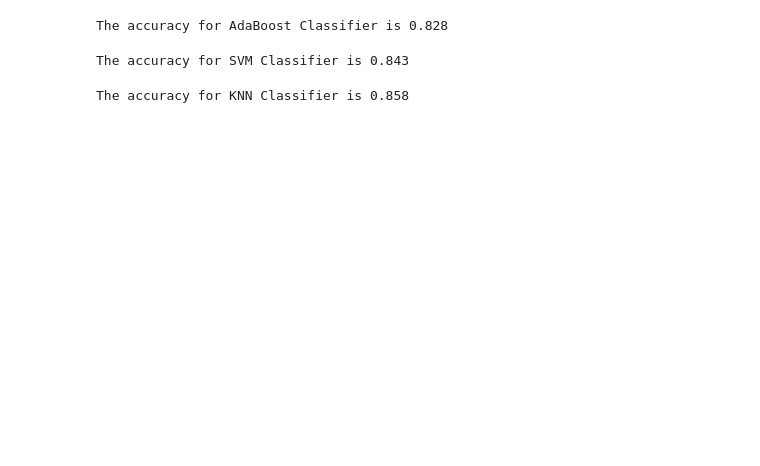
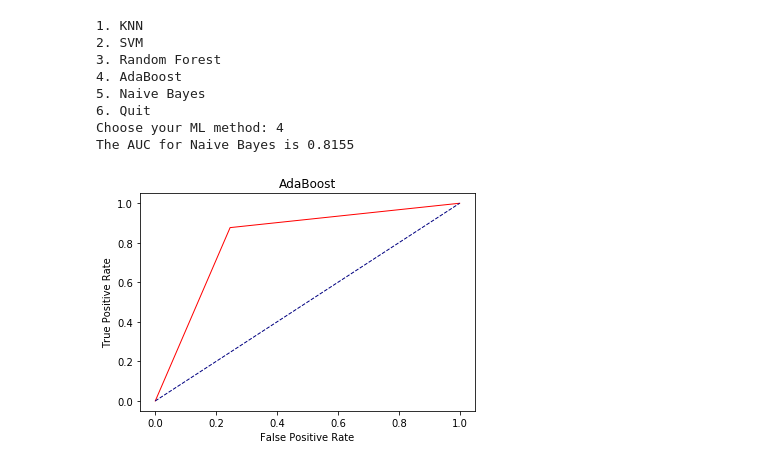
Before and after one commit to dukersss13/COVID-19-ML-Classification-Model, a Jupyter notebook: Duc.ipynb, the cells around one changed output. Saved outputs shown, nothing was run; the diff lists cells and outputs as text; code cells hidden in the pictures; blank space fills up the shorter version.

```diff
--- a/Duc.ipynb
+++ b/Duc.ipynb
@@ -94,17 +90,0 @@ plt.show()
-# %%
-from sklearn.model_selection import train_test_split
-from sklearn.metrics import accuracy_score
-from sklearn import metrics
-
-cv_xtrain, cv_xtest, cv_ytrain, cv_ytest = train_test_split(xtrain, ytrain, test_size = 0.5)
-
-
-clf =  RandomForestClassifier(n_estimators = 100,
-                           n_jobs = -1,
-                           oob_score = True,
-                           bootstrap = True, random_state=42)
-
-clf.fit(cv_xtrain, cv_ytrain)
-ypred = clf.predict(cv_xtest)
-
-print("The accuracy for Random Forest is",round(accuracy_score(ypred, cv_ytest),3))
@@ -124,22 +90,0 @@ The accuracy for Multinomial Naive Bayes is 0.499
-# %%
-from sklearn.ensemble import AdaBoostClassifier
-
-clf3 = AdaBoostClassifier()
-clf3.fit(cv_xtrain, cv_ytrain)
-
-AB_ypred = clf3.predict(cv_xtest)
-
-print("The accuracy for AdaBoost Classifier is", round(accuracy_score(AB_ypred, cv_ytest),3))
-# %% [output]
-The accuracy for AdaBoost Classifier is 0.828
-# %%
-from sklearn.svm import SVC
-
-clf4 = SVC(gamma = 'auto')
-clf4.fit(cv_xtrain, cv_ytrain)
-
-SVM_ypred = clf4.predict(cv_xtest)
-
-print("The accuracy for SVM Classifier is", round(accuracy_score(SVM_ypred, cv_ytest),3))
-# %% [output]
-The accuracy for SVM Classifier is 0.843
@@ -146,9 +95,22 @@ The accuracy for SVM Classifier is 0.843
+# %%
+from sklearn.naive_bayes import GaussianNB
+from sklearn.preprocessing import StandardScaler
+from sklearn.ensemble import AdaBoostClassifier
+from sklearn.svm import SVC
+from sklearn.neighbors import KNeighborsClassifier as knc
+
+clfs = {"SVM": SVC(gamma = 'auto'),
+    "Random Forest": RandomForestClassifier(n_estimators = 100,
+                           n_jobs = -1,
+                           oob_score = True,
+                           bootstrap = True, random_state=42),
+    "AdaBoost": AdaBoostClassifier(),
+    "Naive Bayes": GaussianNB()}
 # %%
-from sklearn.neighbors import KNeighborsClassifier as knc
-
 def best_k(xtrain,ytrain,xtest,ytest):
     krange = range(1,25) # 24 possible k's
     scores = []
+
     for k in krange:
         knn = knc(n_neighbors = k)
         knn.fit(xtrain,ytrain)
@@ -167,9 +129,3 @@ def knn(xtrain,ytrain,xtest,k):
     knn_class_tr = knc(n_neighbors = k).fit(xtrain, ytrain)
     y_pred = knn_class_tr.predict(xtest)
     return y_pred
-
-k = best_k(cv_xtrain, cv_ytrain, cv_xtest, cv_ytest)
-KNN_ypred = knn(cv_xtrain, cv_ytrain, cv_xtest, k)
-print("The accuracy for KNN Classifier is", round(accuracy_score(KNN_ypred, cv_ytest), 3))
-# %% [output]
-The accuracy for KNN Classifier is 0.858
@@ -175,0 +191,12 @@ The accuracy for KNN Classifier is 0.858
+# %%
+auc = classifier(xtrain, clfs)
+# %% [output]
+1. KNN
+2. SVM
+3. Random Forest
+4. AdaBoost
+5. Naive Bayes
+6. Quit
+Choose your ML method: 4
+The AUC for Naive Bayes is 0.8155
+[figure, added]
```
Also changed, not shown: parts of 8 cells of this notebook.
